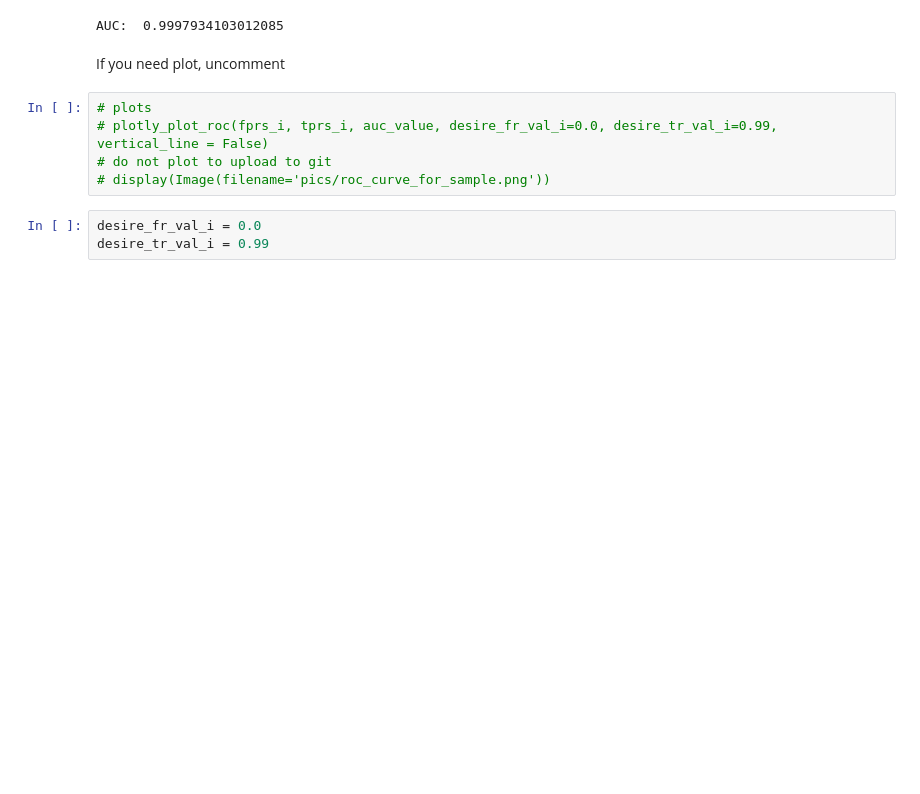
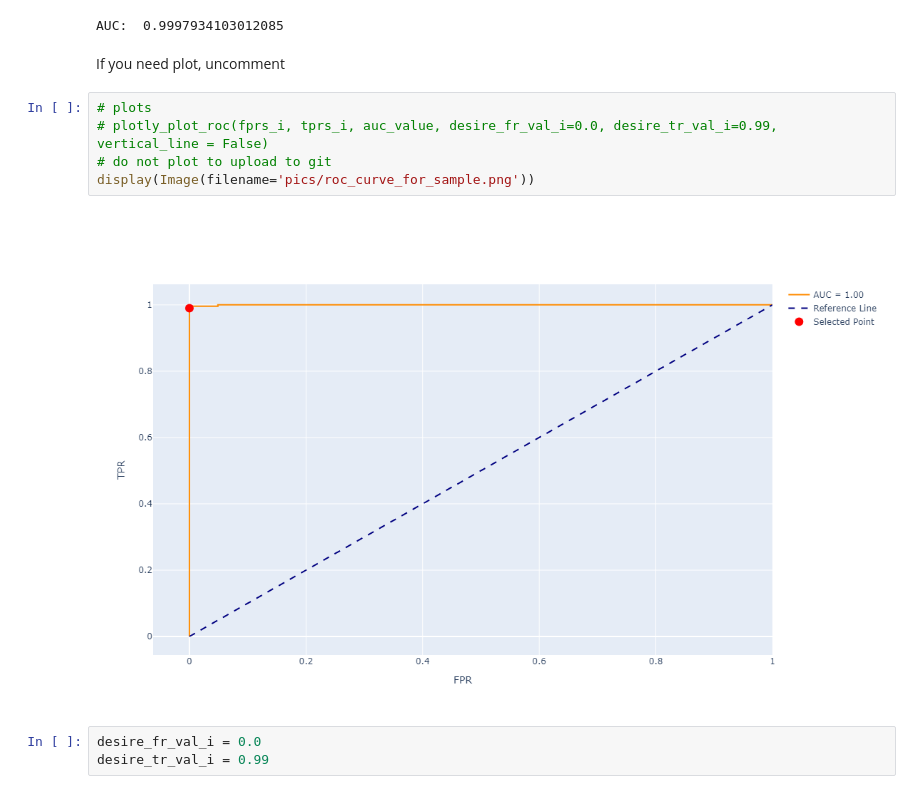
Before and after one commit to SBerik/VoiceDetectionForKazakhSpeech, a Jupyter notebook: evaluation.ipynb, the cells around one changed output. Drawn from its saved outputs; the diff is of its cells as text; blank space fills up the shorter version.

Commit message:
plot figs

```diff
--- a/evaluation.ipynb
+++ b/evaluation.ipynb
@@ -68,8 +68,10 @@ If you need plot, uncomment
 # %%
 # plots
 # plotly_plot_roc(fprs_i, tprs_i, auc_value, desire_fr_val_i=0.0, desire_tr_val_i=0.99, vertical_line = False)
 # do not plot to upload to git
-# display(Image(filename='pics/roc_curve_for_sample.png'))
+display(Image(filename='pics/roc_curve_for_sample.png'))
+# %% [output]
+[figure, added]
 # %%
 desire_fr_val_i = 0.0
 desire_tr_val_i = 0.99
```
Also changed, not shown: parts of 4 cells of this notebook.
